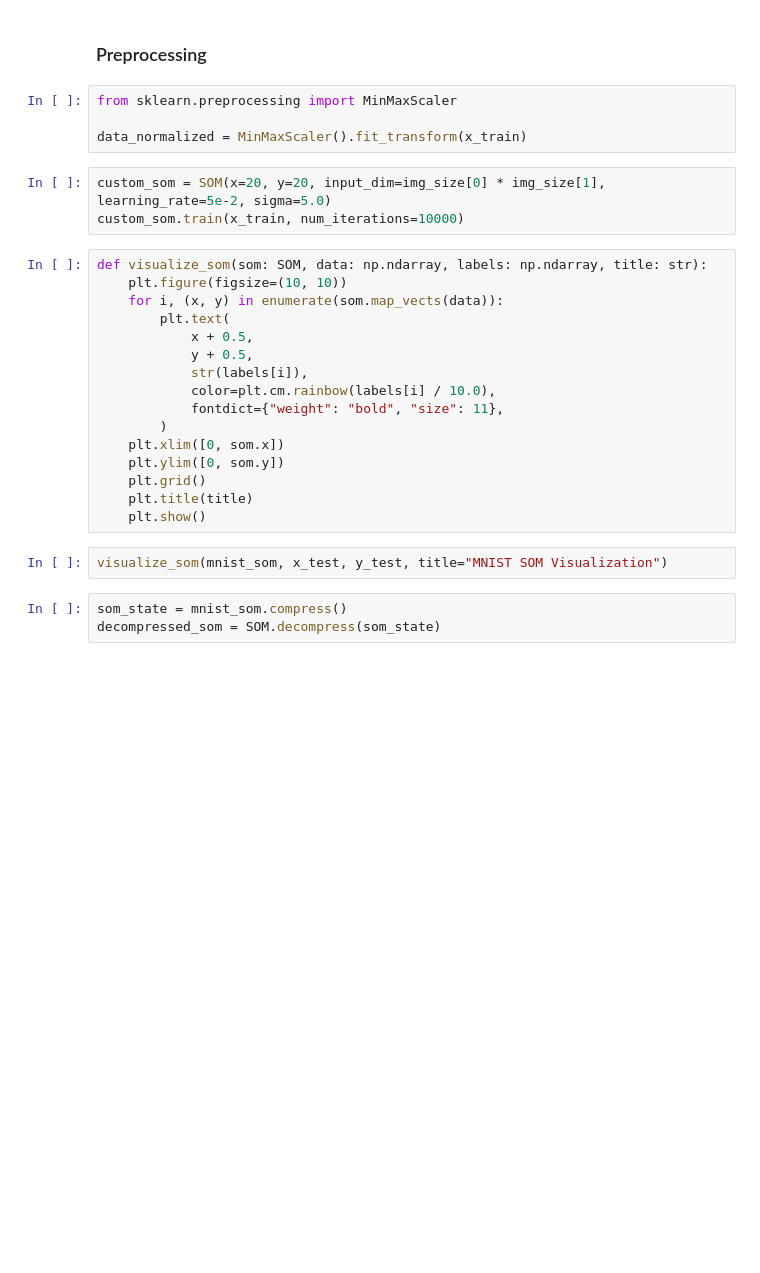
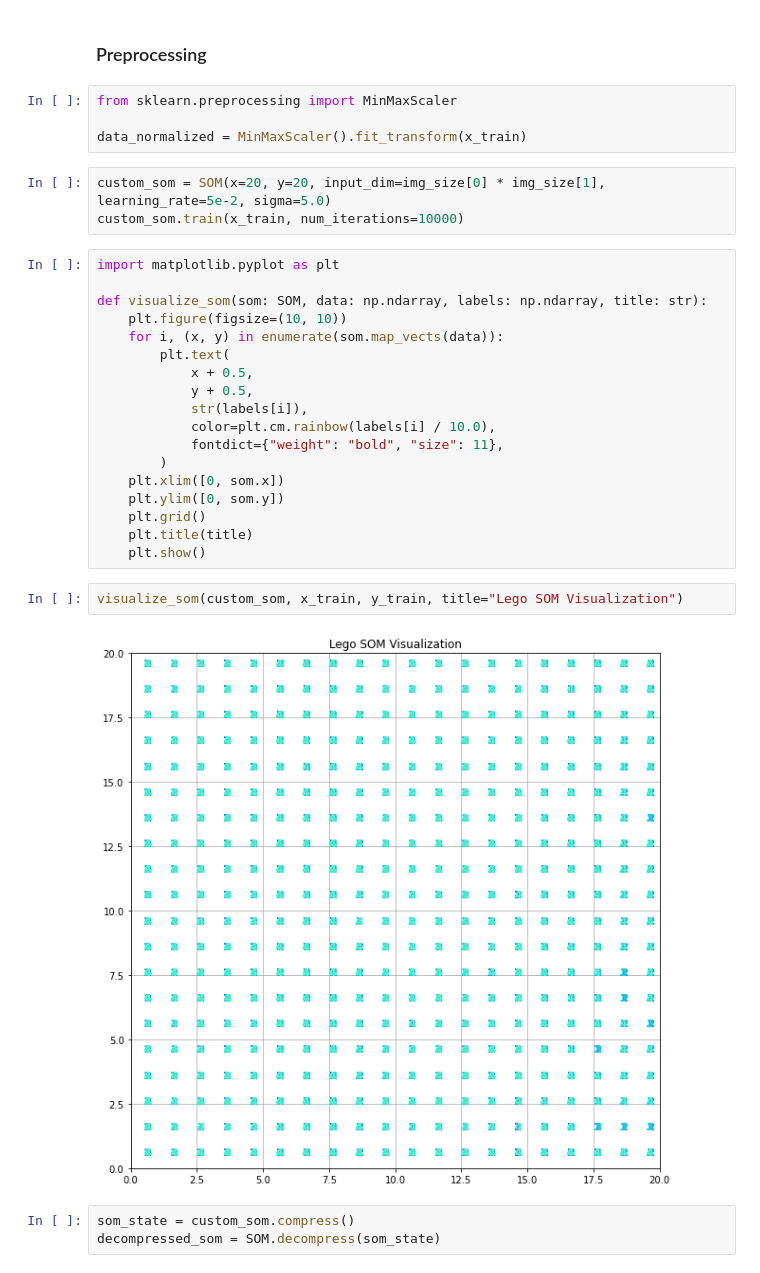
Before and after one commit to Elesdes/5IABD_UnsupervisedDL, a Jupyter notebook: src/algorithms/som/som.ipynb, the cells around one changed output. Saved outputs shown, nothing was run; the diff lists cells and outputs as text; blank space fills up the shorter version.

```diff
--- a/src/algorithms/som/som.ipynb
+++ b/src/algorithms/som/som.ipynb
@@ -174,6 +207,8 @@ data_normalized = MinMaxScaler().fit_transform(x_train)
 custom_som = SOM(x=20, y=20, input_dim=img_size[0] * img_size[1], learning_rate=5e-2, sigma=5.0)
 custom_som.train(x_train, num_iterations=10000)
 # %%
+import matplotlib.pyplot as plt
+
 def visualize_som(som: SOM, data: np.ndarray, labels: np.ndarray, title: str):
     plt.figure(figsize=(10, 10))
     for i, (x, y) in enumerate(som.map_vects(data)):
@@ -190,9 +225,11 @@ def visualize_som(som: SOM, data: np.ndarray, labels: np.ndarray, title: str):
     plt.title(title)
     plt.show()
 # %%
-visualize_som(mnist_som, x_test, y_test, title="MNIST SOM Visualization")
+visualize_som(custom_som, x_train, y_train, title="Lego SOM Visualization")
+# %% [output]
+[figure, added]
 # %%
-som_state = mnist_som.compress()
+som_state = custom_som.compress()
 decompressed_som = SOM.decompress(som_state)
 # %%
 visualize_som(
```
Also changed, not shown: parts of 8 cells of this notebook, 1 other file.
